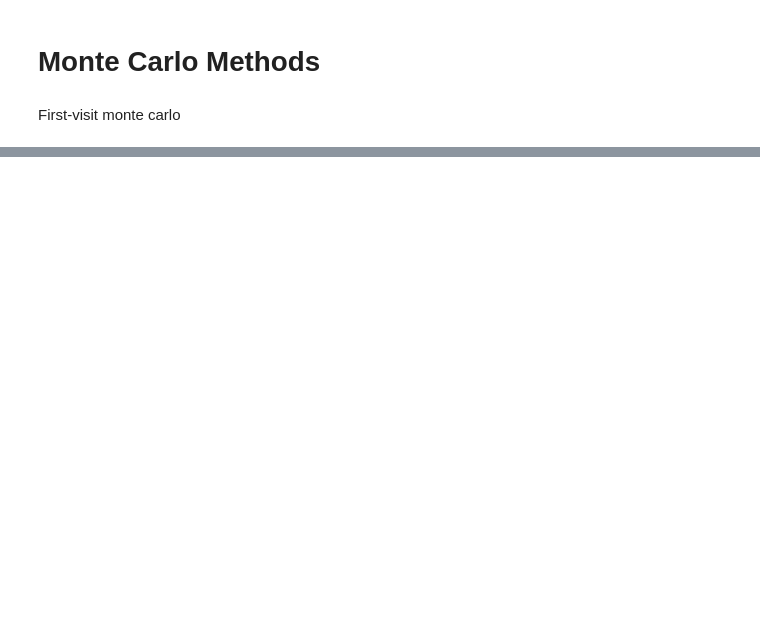
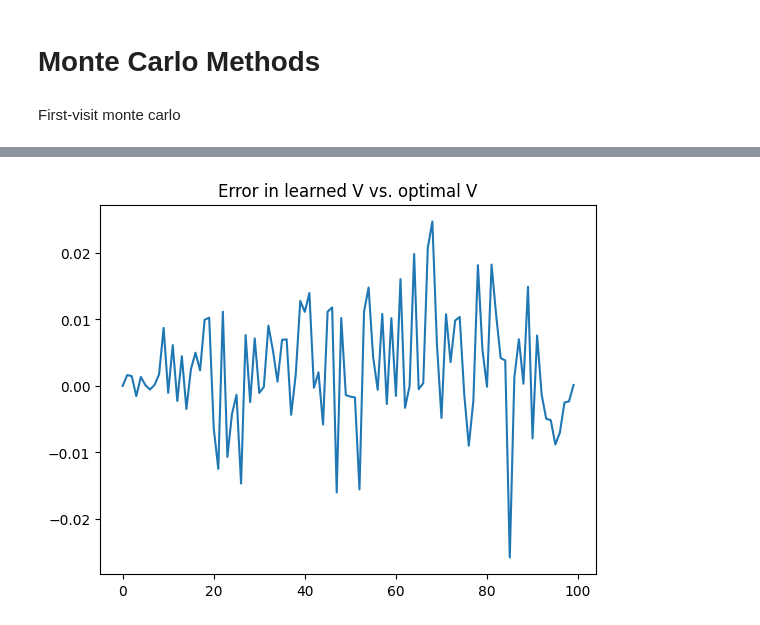
Before and after one commit to paderevski/reinforcement_learning, a Jupyter notebook: monte-carlo-1.ipynb, the cells around one changed output, grey strips where cells are left out. Drawn from its saved outputs; the diff is of its cells as text; code cells hidden in the pictures; blank space fills up the shorter version.

```diff
--- a/monte-carlo-1.ipynb
+++ b/monte-carlo-1.ipynb
@@ -134,0 +134,6 @@ UnboundLocalError: cannot access local variable 'tape' where it is not associate
+# %%
+plt.plot(np.array([gambler_values[x] for x in gambler_values])-np.array( V[:-1]))
+plt.title("Error in learned V vs. optimal V")
+plt.show()
+# %% [output]
+[figure, added]
```
Also changed, not shown: parts of 31 cells of this notebook, 1 other file.
